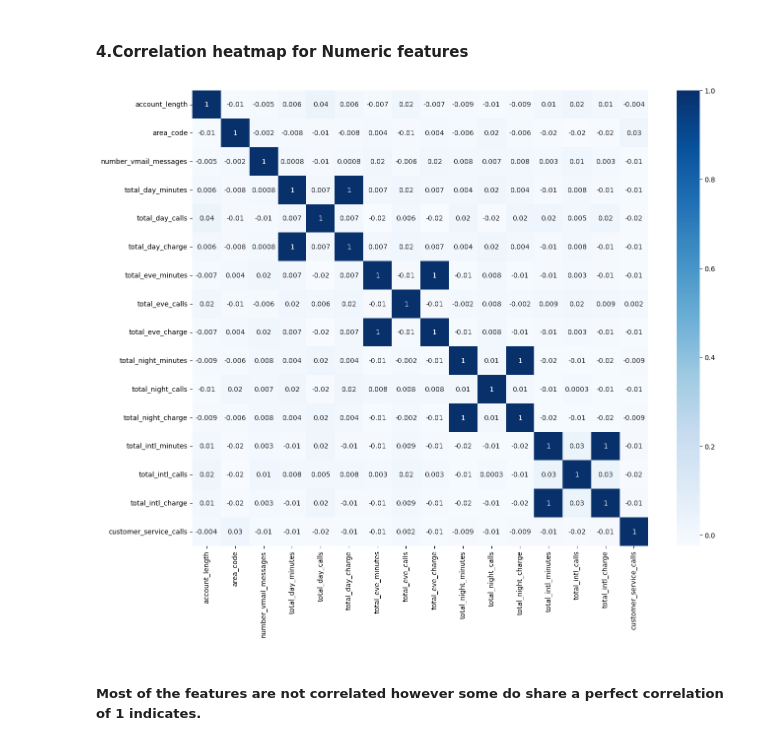
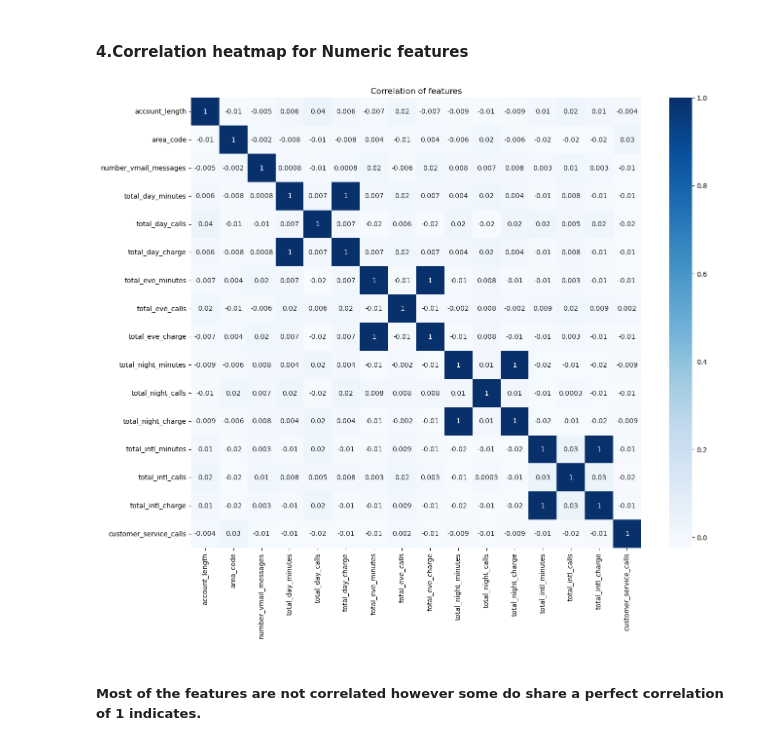
Before and after one commit to muimidean/SyriaTel_Customer_Churn, a Jupyter notebook: SyriaTel_Customer_Churn.ipynb, the cells around one changed output. Saved outputs shown, nothing was run; the diff lists cells and outputs as text; code cells hidden in the pictures.

```diff
--- a/SyriaTel_Customer_Churn.ipynb
+++ b/SyriaTel_Customer_Churn.ipynb
@@ -196,12 +196,13 @@ plt.show()
 # %%
 corr_mat = churn_df[numerical_columns].corr()
 mask = np.triu(np.ones_like(corr_mat, dtype=bool))
 plt.subplots(figsize=(15,12))
 sns.heatmap(corr_mat, annot=True, cmap='Blues', square=True,fmt='.0g');
+plt.title('Correlation of features')
 plt.xticks(rotation=90);
 plt.yticks(rotation=0);
 # %% [output]
-[figure, old version]
+[figure, new version]
 # %% [markdown]
 ##### Most of the features are not correlated however some do share a perfect correlation of 1 indicates.
 # %% [markdown]
```
Also changed, not shown: parts of 10 cells of this notebook.
